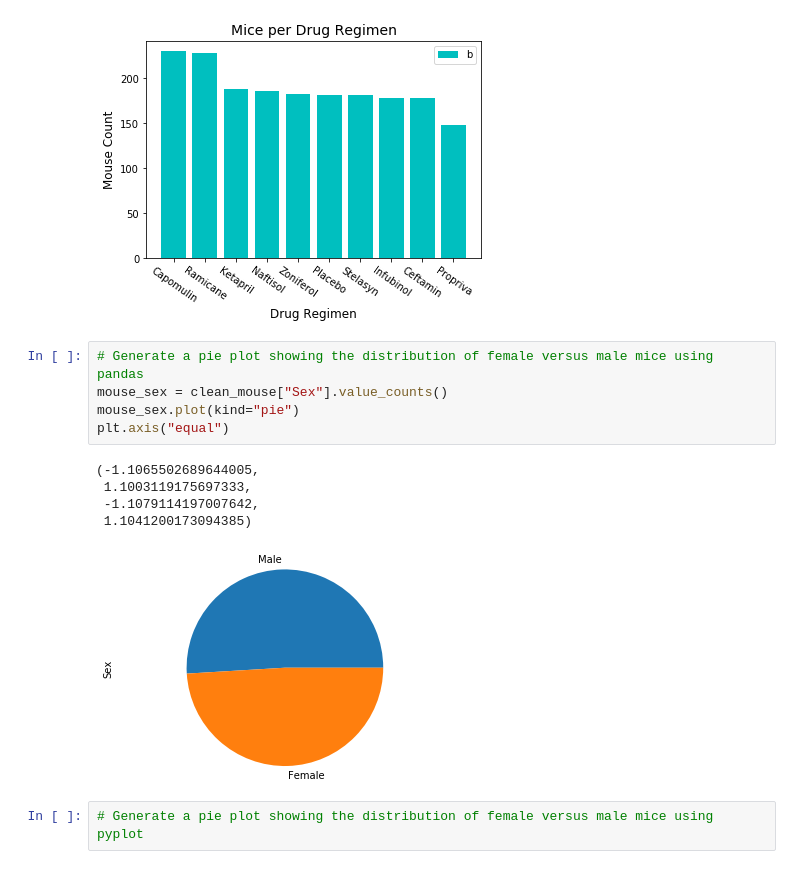
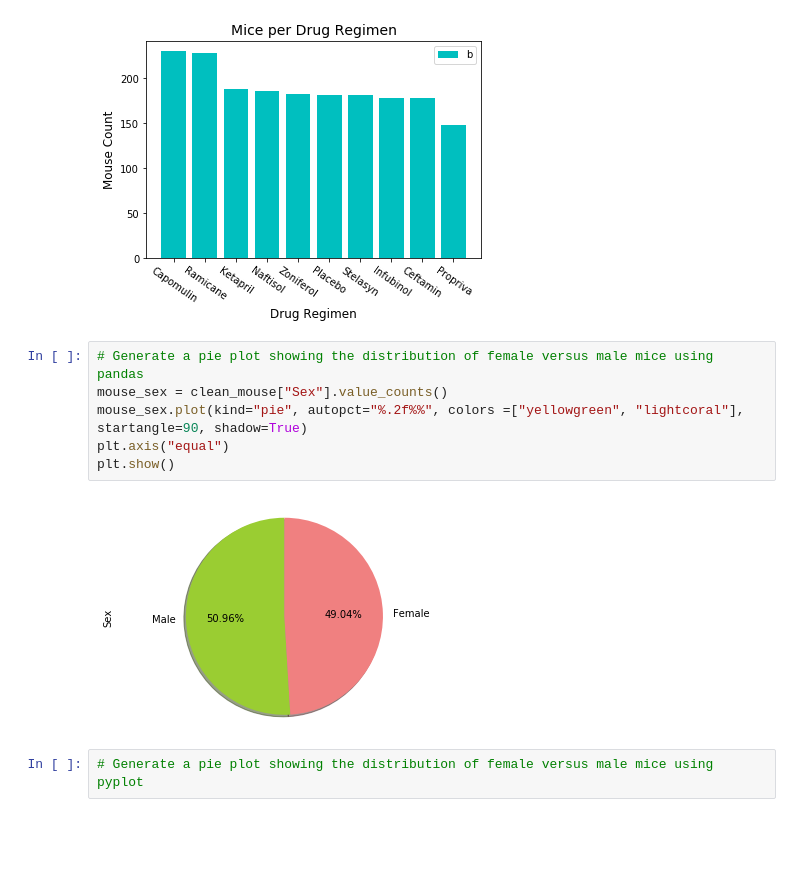
Before and after one commit to gabrielmacey/matplotlib-challenge, a Jupyter notebook: Mouse/pymaceuticals_starter.ipynb, the cells around one changed output. Drawn from its saved outputs; the diff is of its cells as text; blank space fills up the shorter version.

Commit message:
Mouse

```diff
--- a/Mouse/pymaceuticals_starter.ipynb
+++ b/Mouse/pymaceuticals_starter.ipynb
@@ -166,14 +166,11 @@ plt.show()
 # %%
 # Generate a pie plot showing the distribution of female versus male mice using pandas
 mouse_sex = clean_mouse["Sex"].value_counts()
-mouse_sex.plot(kind="pie")
+mouse_sex.plot(kind="pie", autopct="%.2f%%", colors =["yellowgreen", "lightcoral"], startangle=90, shadow=True)
 plt.axis("equal")
+plt.show()
 # %% [output]
-(-1.1065502689644005,
- 1.1003119175697333,
- -1.1079114197007642,
- 1.1041200173094385)
-[figure, old version]
+[figure, new version]
 # %%
 # Generate a pie plot showing the distribution of female versus male mice using pyplot
 # %% [markdown]
```
Also changed, not shown: parts of 1 cell of this notebook.
